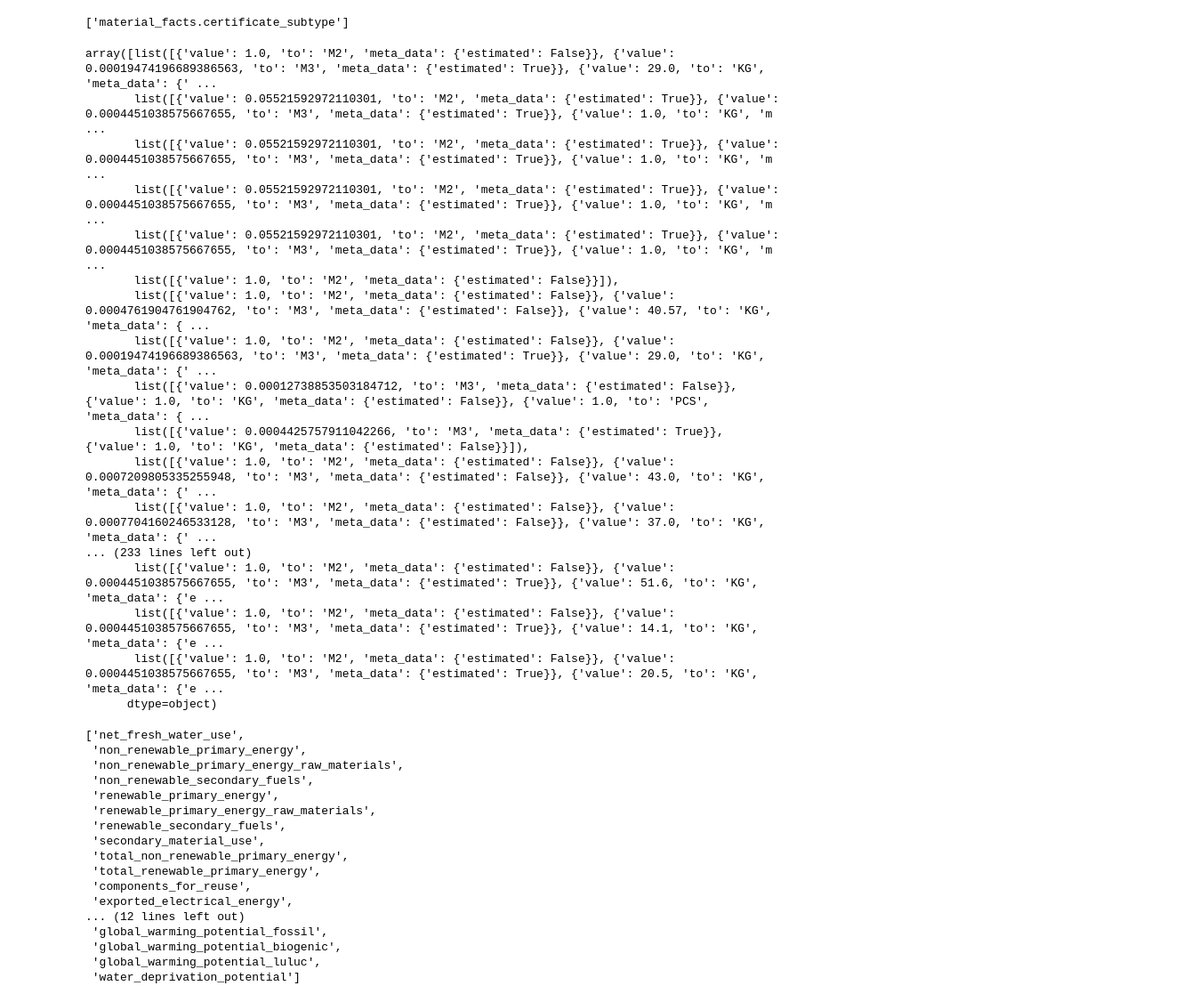
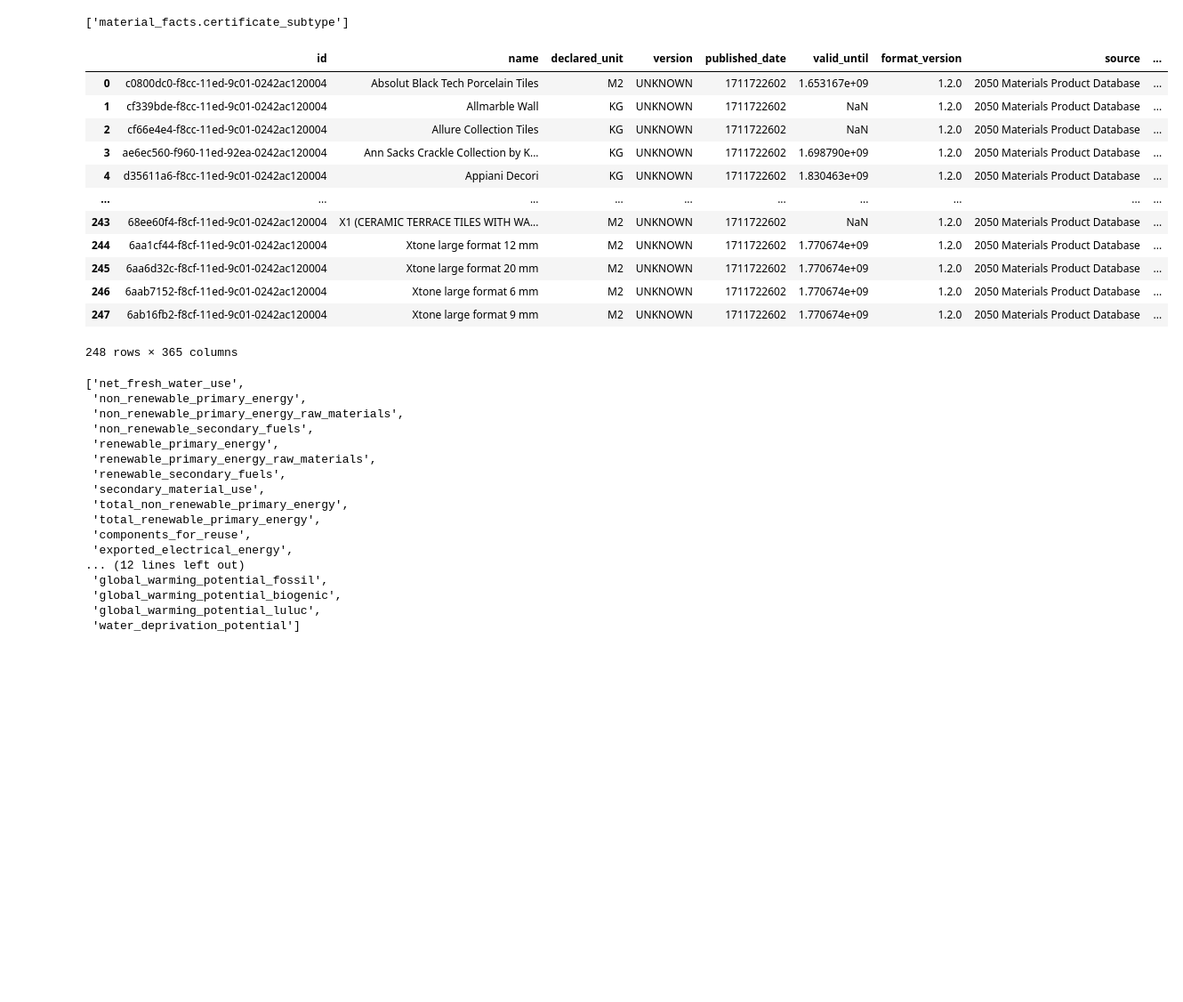
Before and after one commit to 2050-Materials/aecdata, a Jupyter notebook: usage/example_usage.ipynb, the cells around one changed output. Shown at 89% size. Drawn from its saved outputs; the diff is of its cells as text; code cells hidden in the pictures; blank space fills up the shorter version.

Commit message:
remove datatransformer.py and include it in productdata.py

```diff
--- a/usage/example_usage.ipynb
+++ b/usage/example_usage.ipynb
@@ -303,28 +303,23 @@ product_data.dataframe[[i for i in product_data.dataframe if 'subtype' in i]].va
 # %% [output]
 ['material_facts.certificate_subtype']
 # %%
-transformer = DataTransformer(product_data)
-epdx_products = transformer.to_epdx()
+epdx_products = product_data.to_epdx()
 epdx_df = pd.json_normalize(epdx_products)
-epdx_df['conversions'].values
+epdx_df
 # %% [output]
+|  | id | name | declared_unit | version | published_date | valid_until | format_version | source | ... |
+| 0 | c0800dc0-f8cc-11ed-9c01-0242ac120004 | Absolut Black Tech Porcelain Tiles | M2 | UNKNOWN | 1711722602 | 1.653167e+09 | 1.2.0 | 2050 Materials Product Database | ... |
+| 1 | cf339bde-f8cc-11ed-9c01-0242ac120004 | Allmarble Wall | KG | UNKNOWN | 1711722602 | NaN | 1.2.0 | 2050 Materials Product Database | ... |
+| 2 | cf66e4e4-f8cc-11ed-9c01-0242ac120004 | Allure Collection Tiles | KG | UNKNOWN | 1711722602 | NaN | 1.2.0 | 2050 Materials Product Database | ... |
+| 3 | ae6ec560-f960-11ed-92ea-0242ac120004 | Ann Sacks Crackle Collection by K... | KG | UNKNOWN | 1711722602 | 1.698790e+09 | 1.2.0 | 2050 Materials Product Database | ... |
+| 4 | d35611a6-f8cc-11ed-9c01-0242ac120004 | Appiani Decori | KG | UNKNOWN | 1711722602 | 1.830463e+09 | 1.2.0 | 2050 Materials Product Database | ... |
+| ... | ... | ... | ... | ... | ... | ... | ... | ... | ... |
+| 243 | 68ee60f4-f8cf-11ed-9c01-0242ac120004 | X1 (CERAMIC TERRACE TILES WITH WA... | M2 | UNKNOWN | 1711722602 | NaN | 1.2.0 | 2050 Materials Product Database | ... |
+| 244 | 6aa1cf44-f8cf-11ed-9c01-0242ac120004 | Xtone large format 12 mm | M2 | UNKNOWN | 1711722602 | 1.770674e+09 | 1.2.0 | 2050 Materials Product Database | ... |
+| 245 | 6aa6d32c-f8cf-11ed-9c01-0242ac120004 | Xtone large format 20 mm | M2 | UNKNOWN | 1711722602 | 1.770674e+09 | 1.2.0 | 2050 Materials Product Database | ... |
+| 246 | 6aab7152-f8cf-11ed-9c01-0242ac120004 | Xtone large format 6 mm | M2 | UNKNOWN | 1711722602 | 1.770674e+09 | 1.2.0 | 2050 Materials Product Database | ... |
+| 247 | 6ab16fb2-f8cf-11ed-9c01-0242ac120004 | Xtone large format 9 mm | M2 | UNKNOWN | 1711722602 | 1.770674e+09 | 1.2.0 | 2050 Materials Product Database | ... |
-array([list([{'value': 1.0, 'to': 'M2', 'meta_data': {'estimated': False}}, {'value': 0.00019474196689386563, 'to': 'M3', 'meta_data': {'estimated': True}}, {'value': 29.0, 'to': 'KG', 'meta_data': {' ...
-       list([{'value': 0.05521592972110301, 'to': 'M2', 'meta_data': {'estimated': True}}, {'value': 0.0004451038575667655, 'to': 'M3', 'meta_data': {'estimated': True}}, {'value': 1.0, 'to': 'KG', 'm ...
-       list([{'value': 0.05521592972110301, 'to': 'M2', 'meta_data': {'estimated': True}}, {'value': 0.0004451038575667655, 'to': 'M3', 'meta_data': {'estimated': True}}, {'value': 1.0, 'to': 'KG', 'm ...
-       list([{'value': 0.05521592972110301, 'to': 'M2', 'meta_data': {'estimated': True}}, {'value': 0.0004451038575667655, 'to': 'M3', 'meta_data': {'estimated': True}}, {'value': 1.0, 'to': 'KG', 'm ...
-       list([{'value': 0.05521592972110301, 'to': 'M2', 'meta_data': {'estimated': True}}, {'value': 0.0004451038575667655, 'to': 'M3', 'meta_data': {'estimated': True}}, {'value': 1.0, 'to': 'KG', 'm ...
-       list([{'value': 1.0, 'to': 'M2', 'meta_data': {'estimated': False}}]),
-       list([{'value': 1.0, 'to': 'M2', 'meta_data': {'estimated': False}}, {'value': 0.0004761904761904762, 'to': 'M3', 'meta_data': {'estimated': False}}, {'value': 40.57, 'to': 'KG', 'meta_data': { ...
-       list([{'value': 1.0, 'to': 'M2', 'meta_data': {'estimated': False}}, {'value': 0.00019474196689386563, 'to': 'M3', 'meta_data': {'estimated': True}}, {'value': 29.0, 'to': 'KG', 'meta_data': {' ...
-       list([{'value': 0.00012738853503184712, 'to': 'M3', 'meta_data': {'estimated': False}}, {'value': 1.0, 'to': 'KG', 'meta_data': {'estimated': False}}, {'value': 1.0, 'to': 'PCS', 'meta_data': { ...
-       list([{'value': 0.0004425757911042266, 'to': 'M3', 'meta_data': {'estimated': True}}, {'value': 1.0, 'to': 'KG', 'meta_data': {'estimated': False}}]),
-       list([{'value': 1.0, 'to': 'M2', 'meta_data': {'estimated': False}}, {'value': 0.0007209805335255948, 'to': 'M3', 'meta_data': {'estimated': False}}, {'value': 43.0, 'to': 'KG', 'meta_data': {' ...
-       list([{'value': 1.0, 'to': 'M2', 'meta_data': {'estimated': False}}, {'value': 0.0007704160246533128, 'to': 'M3', 'meta_data': {'estimated': False}}, {'value': 37.0, 'to': 'KG', 'meta_data': {' ...
-... (233 lines left out)
-       list([{'value': 1.0, 'to': 'M2', 'meta_data': {'estimated': False}}, {'value': 0.0004451038575667655, 'to': 'M3', 'meta_data': {'estimated': True}}, {'value': 51.6, 'to': 'KG', 'meta_data': {'e ...
-       list([{'value': 1.0, 'to': 'M2', 'meta_data': {'estimated': False}}, {'value': 0.0004451038575667655, 'to': 'M3', 'meta_data': {'estimated': True}}, {'value': 14.1, 'to': 'KG', 'meta_data': {'e ...
-       list([{'value': 1.0, 'to': 'M2', 'meta_data': {'estimated': False}}, {'value': 0.0004451038575667655, 'to': 'M3', 'meta_data': {'estimated': True}}, {'value': 20.5, 'to': 'KG', 'meta_data': {'e ...
-      dtype=object)
+248 rows × 365 columns
 # %%
 my_list = []
 
```
Also changed, not shown: parts of 1 cell of this notebook, 4 other files.
